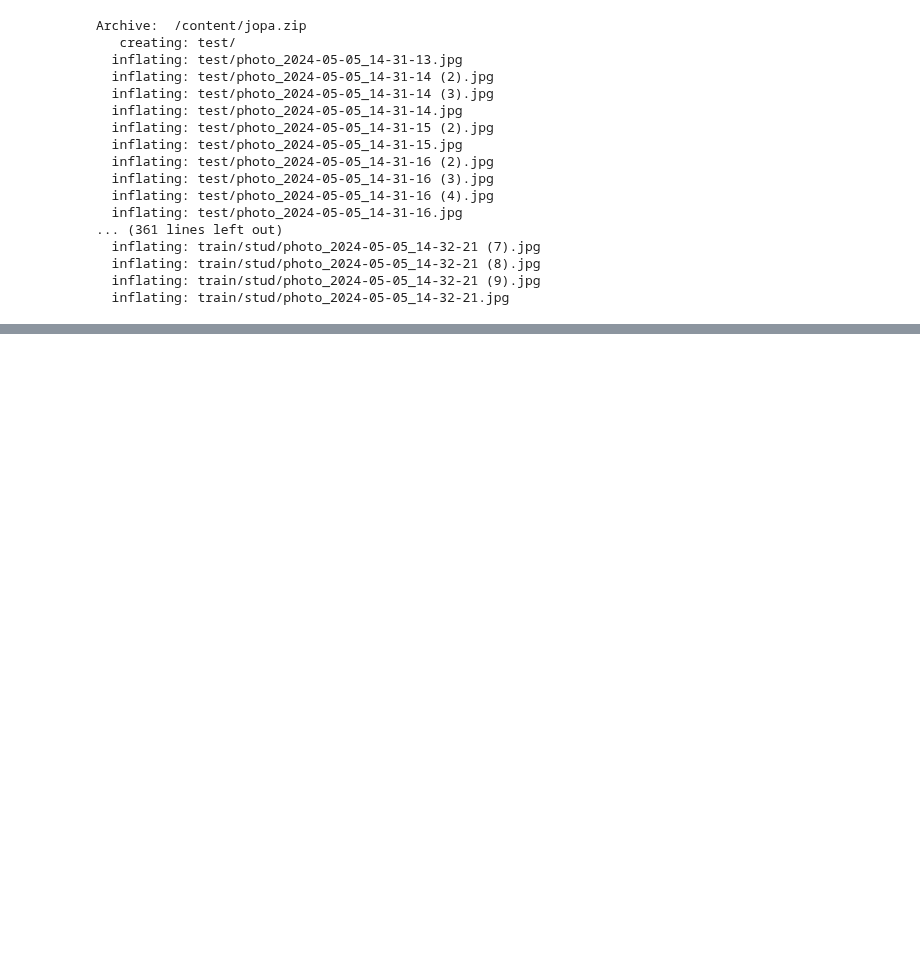
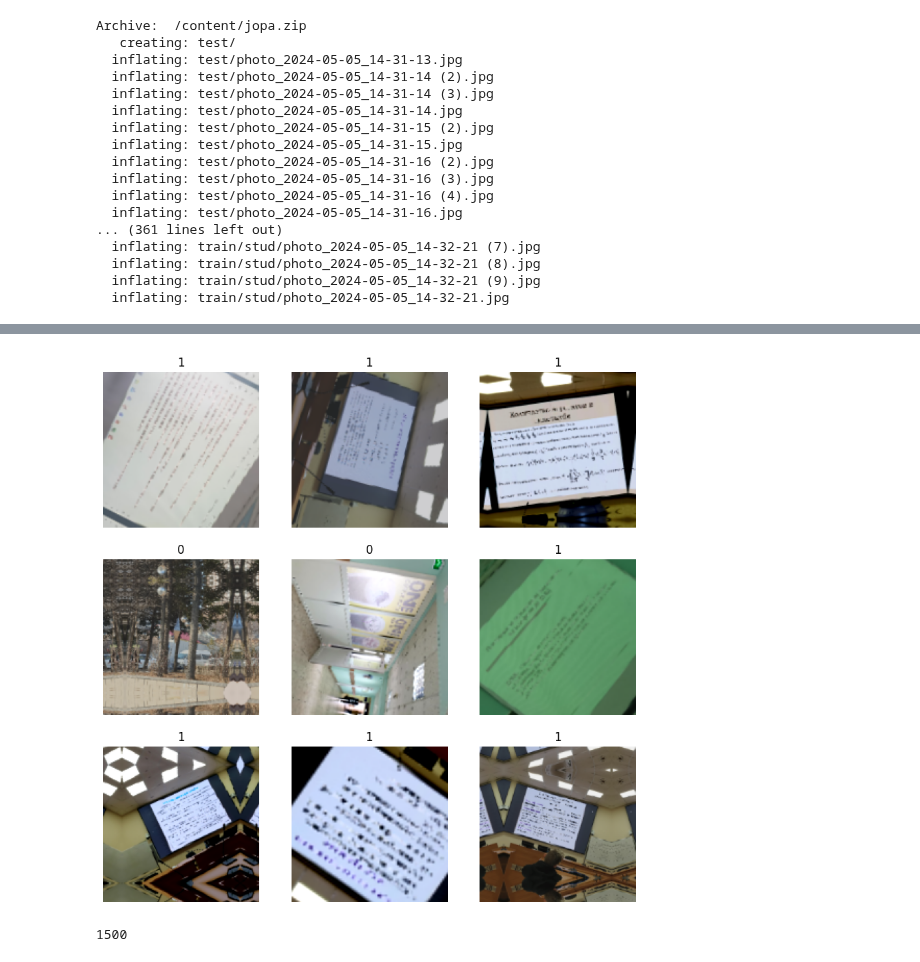
Before and after one commit to polinakochneva1/me_labs_house, a Jupyter notebook: георгий_5_IMG_CLF.ipynb, the cells around one changed output, grey strips where cells are left out. Saved outputs shown, nothing was run; the diff lists cells and outputs as text; code cells hidden in the pictures; blank space fills up the shorter version.

```diff
--- a/георгий_5_IMG_CLF.ipynb
+++ b/георгий_5_IMG_CLF.ipynb
@@ -35,7 +35,7 @@ image_size = (150, 150)
 # %%
 #обучающий и валидационный датасеты
 train_ds = tf.keras.preprocessing.image_dataset_from_directory(
-    'train/siska',
+    '/content/train',
     validation_split=0.3,
     subset="training",
     seed=1307,
@@ -43,7 +43,7 @@ train_ds = tf.keras.preprocessing.image_dataset_from_directory(
     batch_size=32
 )
 val_ds = tf.keras.preprocessing.image_dataset_from_directory(
-    "train/siska",
+    "/content/train",
     validation_split=0.3,
     subset="validation",
     seed=1307,
@@ -61,5 +62,5 @@ NameError: name 'train' is not defined
 # %%
-for images, labels in train.take(1):
+for images, labels in train_ds.take(1):
   for i in range(1):
     print(images[i])
     print(labels[i])
@@ -76,0 +96,22 @@ for images, labels in train_ds.take(1):
+# %%
+#аугментация изображений
+data_augmentation = keras.Sequential(
+[
+    layers.experimental.preprocessing.RandomFlip("horizontal"), #поворот
+    layers.experimental.preprocessing.RandomRotation(0.5), #вращение
+    layers.experimental.preprocessing.RandomZoom(0.5), #зум
+    layers.experimental.preprocessing.RandomContrast(0.5) #контрастность
+]
+)
+# %%
+#пример после аугментации
+plt.figure(figsize=(10, 10))
+for images, labels in train_ds.take(1):
+    for i in range(9):
+        augmented_images = data_augmentation(images)
+        ax = plt.subplot(3, 3, i + 1)
+        plt.imshow(augmented_images[i].numpy().astype("uint8"))
+        plt.title(int(labels[i]))
+        plt.axis("off")
+# %% [output]
+[figure, added]
@@ -76,0 +128,4 @@ for images, labels in train_ds.take(1):
+# %%
+len(train_ds)
+# %% [output]
+1500
```
Also changed, not shown: parts of 7 cells of this notebook.
